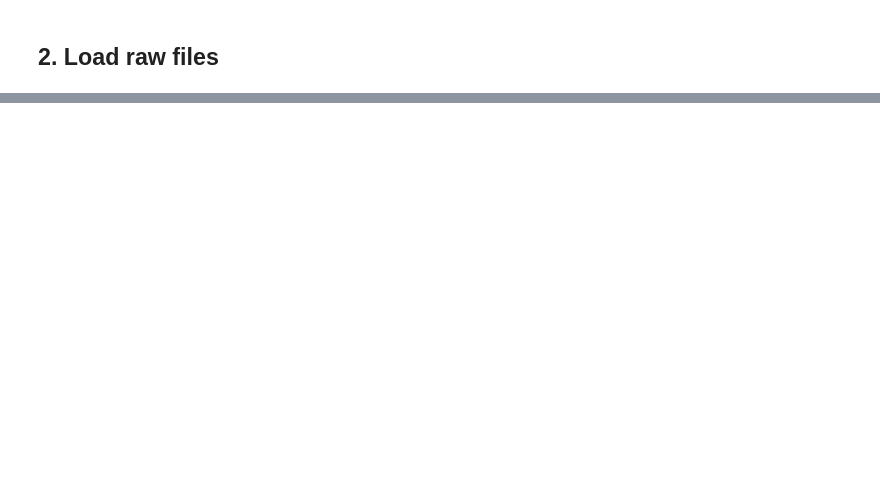
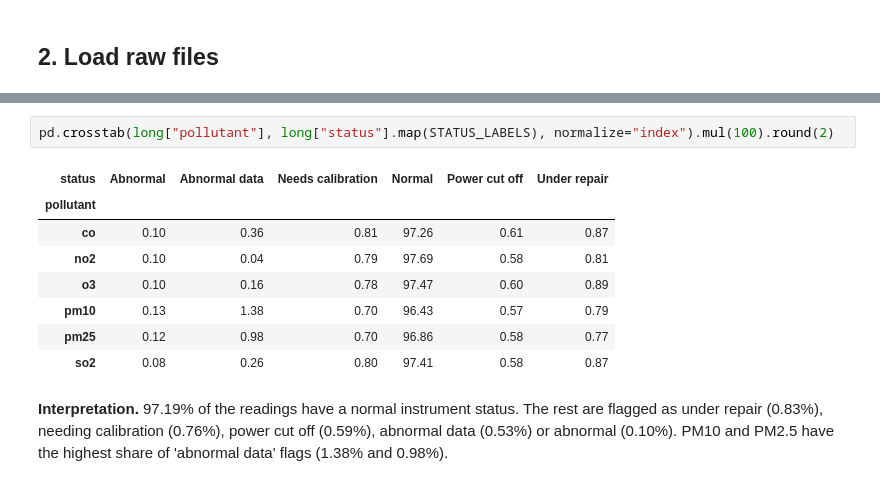
Before and after one commit to moliiner/air_pollution_analysis_seoul, a Jupyter notebook: notebooks/01_data_cleaning.ipynb, the cells around one changed output, grey strips where cells are left out. Saved outputs shown, nothing was run; the diff lists cells and outputs as text; blank space fills up the shorter version.

```diff
--- a/notebooks/01_data_cleaning.ipynb
+++ b/notebooks/01_data_cleaning.ipynb
@@ -30,0 +110,13 @@ from seoul_air import config
+# %%
+pd.crosstab(long["pollutant"], long["status"].map(STATUS_LABELS), normalize="index").mul(100).round(2)
+# %% [output]
+| status | Abnormal | Abnormal data | Needs calibration | Normal | Power cut off | Under repair |
+| pollutant |  |  |  |  |  |  |
+| co | 0.10 | 0.36 | 0.81 | 97.26 | 0.61 | 0.87 |
+| no2 | 0.10 | 0.04 | 0.79 | 97.69 | 0.58 | 0.81 |
+| o3 | 0.10 | 0.16 | 0.78 | 97.47 | 0.60 | 0.89 |
+| pm10 | 0.13 | 1.38 | 0.70 | 96.43 | 0.57 | 0.79 |
+| pm25 | 0.12 | 0.98 | 0.70 | 96.86 | 0.58 | 0.77 |
+| so2 | 0.08 | 0.26 | 0.80 | 97.41 | 0.58 | 0.87 |
+# %% [markdown]
+**Interpretation.** 97.19% of the readings have a normal instrument status. The rest are flagged as under repair (0.83%), needing calibration (0.76%), power cut off (0.59%), abnormal data (0.53%) or abnormal (0.10%). PM10 and PM2.5 have the highest share of 'abnormal data' flags (1.38% and 0.98%).
```
Also changed, not shown: parts of 31 cells of this notebook, 39 other files.
